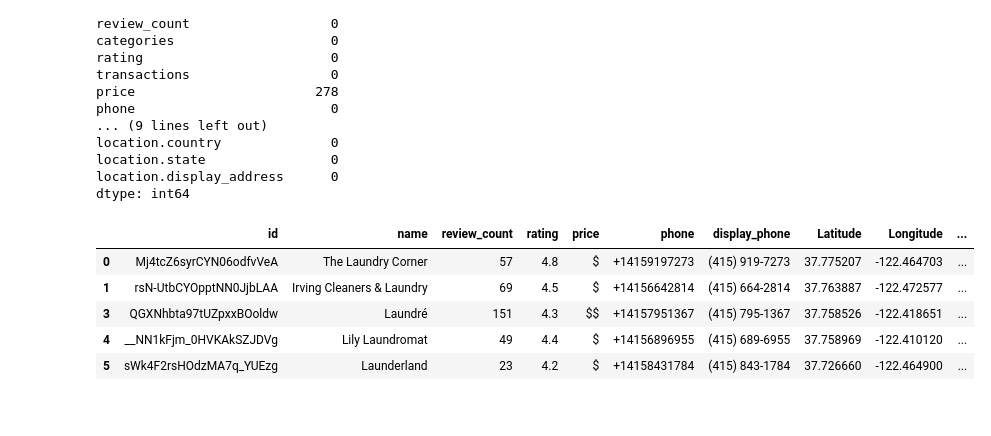
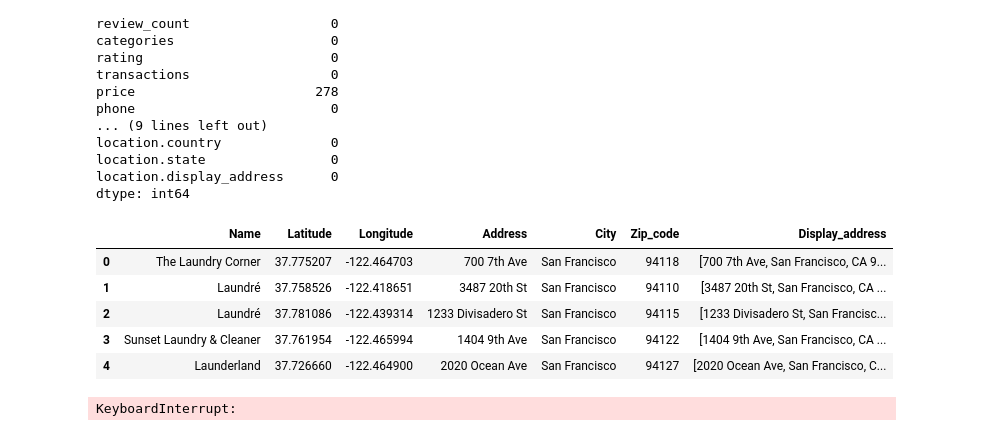
Before and after one commit to Wook22/Public_Data_Prediction_Modeling, a Jupyter notebook: EDA.ipynb, the cells around one changed output. Drawn from its saved outputs; the diff is of its cells as text; code cells hidden in the pictures.

Commit message:
data cleaning

```diff
--- a/EDA.ipynb
+++ b/EDA.ipynb
@@ -418,51 +497,47 @@ dtype: int64
 # %%
 df2 = df.copy()
 
 # Define the mapping of columns you want to rename
 column_mapping = {
+    'name': 'Name',
     'coordinates.latitude': 'Latitude',
     'coordinates.longitude': 'Longitude',
-    'location.address1': 'address1',
-    'location.address2': 'address2',
-    'location.address3': 'address3',
+    'location.address1': 'Address',
     'location.city': 'City',
     'location.zip_code': 'Zip_code',
     'location.country': 'Country',
     'location.state': 'State',
     'location.display_address': 'Display_address'
 }
 
 # Rename the columns using the mapping
 df2.rename(columns=column_mapping, inplace=True)
 
 # # Remove square brackets from the 'display_address' column
 # df2['Display_address'] = df2['Display_address'].str[1:-1]
 
 # duplicate existing dataframe
 df3 = df2.copy()
 
 # Delete the unreleveent columns
-df4 = df3.drop([
-    'alias',
-    'image_url',
-    'is_closed',
-    'url',
-    'categories',
-    'transactions',
-    'distance',
-    'address1',
-    'address2',
-    'address3'
-    ],
-               axis=1)
+df4 = df3[[
+    'Name',
+    'Latitude',
+    'Longitude',
+    'Address',
+    'City',
+    'Zip_code',
+    'Display_address'
+    ]
+]
 
 yelp_data = df4.dropna()
 
-yelp_data.head()
+yelp_data
 # %% [output]
-|  | id | name | review_count | rating | price | phone | display_phone | Latitude | Longitude | ... |
-| 0 | Mj4tcZ6syrCYN06odfvVeA | The Laundry Corner | 57 | 4.8 | $ | +14159197273 | (415) 919-7273 | 37.775207 | -122.464703 | ... |
-| 1 | rsN-UtbCYOpptNN0JjbLAA | Irving Cleaners & Laundry | 69 | 4.5 | $ | +14156642814 | (415) 664-2814 | 37.763887 | -122.472577 | ... |
-| 3 | QGXNhbta97tUZpxxBOoldw | Laundré | 151 | 4.3 | $$ | +14157951367 | (415) 795-1367 | 37.758526 | -122.418651 | ... |
-| 4 | __NN1kFjm_0HVKAkSZJDVg | Lily Laundromat | 49 | 4.4 | $ | +14156896955 | (415) 689-6955 | 37.758969 | -122.410120 | ... |
-| 5 | sWk4F2rsHOdzMA7q_YUEzg | Launderland | 23 | 4.2 | $ | +14158431784 | (415) 843-1784 | 37.726660 | -122.464900 | ... |
+|  | Name | Latitude | Longitude | Address | City | Zip_code | Display_address |
+| 0 | The Laundry Corner | 37.775207 | -122.464703 | 700 7th Ave | San Francisco | 94118 | [700 7th Ave, San Francisco, CA 9... |
+| 1 | Laundré | 37.758526 | -122.418651 | 3487 20th St | San Francisco | 94110 | [3487 20th St, San Francisco, CA ... |
+| 2 | Laundré | 37.781086 | -122.439314 | 1233 Divisadero St | San Francisco | 94115 | [1233 Divisadero St, San Francisc... |
+| 3 | Sunset Laundry & Cleaner | 37.761954 | -122.465994 | 1404 9th Ave | San Francisco | 94122 | [1404 9th Ave, San Francisco, CA ... |
+| 4 | Launderland | 37.726660 | -122.464900 | 2020 Ocean Ave | San Francisco | 94127 | [2020 Ocean Ave, San Francisco, C... |
@@ -468,0 +547,27 @@ yelp_data.head()
+# %%
+import geopy.exc
+from geopy.geocoders import Nominatim
+
+# Initialize geolocator
+geolocator = Nominatim(user_agent="my_geocoder")
+
+# Function to get neighborhood from zipcode
+def get_neighborhood(zipcode):
+    try:
+        location = geolocator.geocode(zipcode)
+        if location and 'address' in location.raw:
+            return location.raw['address'].get('neighbourhood', None)
+    except (geopy.exc.GeocoderTimedOut, geopy.exc.GeocoderUnavailable):
+        pass
+    return None
+
+# Assuming yelp_data is your DataFrame
+yelp_data["Neighborhood"] = yelp_data.apply(lambda row: get_neighborhood(row["Zip_code"]), axis=1)
+
+# Drop rows with missing neighborhood information
+yelp_data.dropna(subset=["Neighborhood"], inplace=True)
+
+# Now you have a DataFrame similar to grouped_df with the neighborhood information
+print(yelp_data)
+# %% [output]
+KeyboardInterrupt:
```
Also changed, not shown: parts of 6 cells of this notebook, 1 other file.
